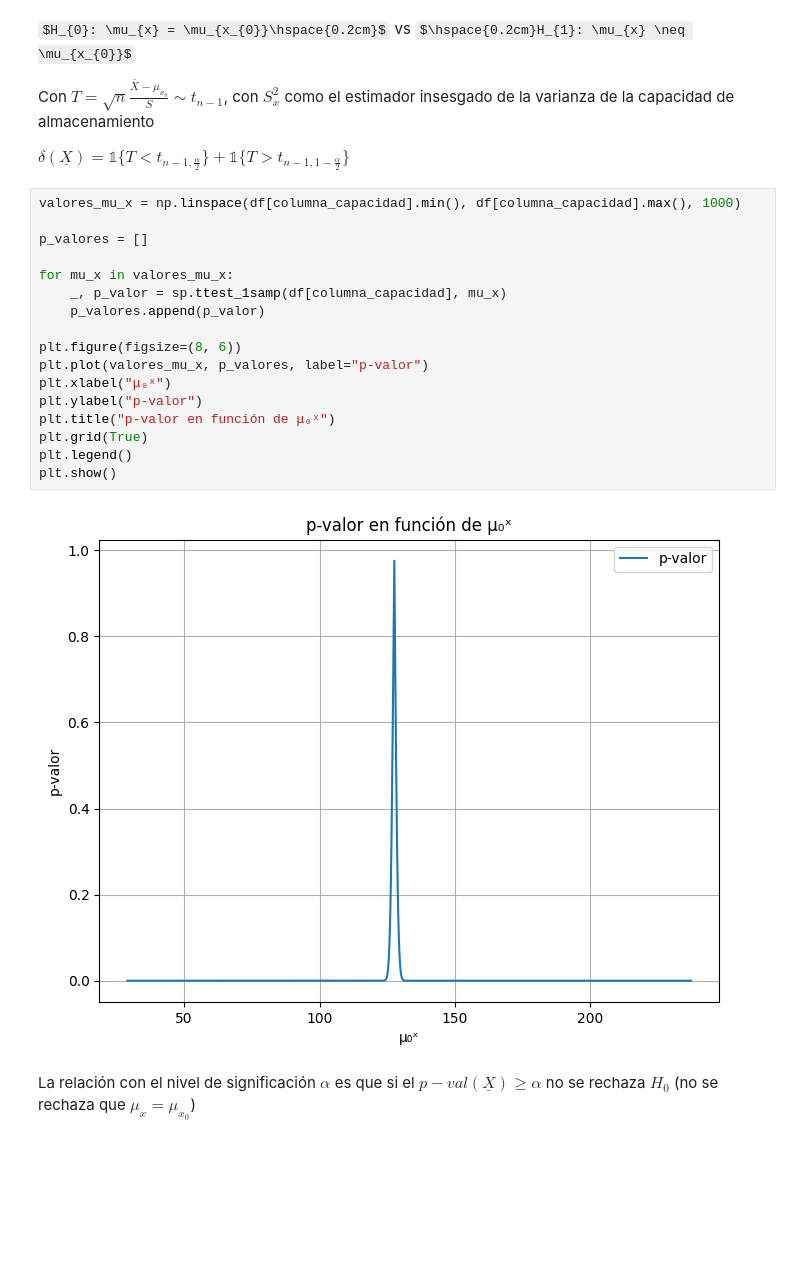
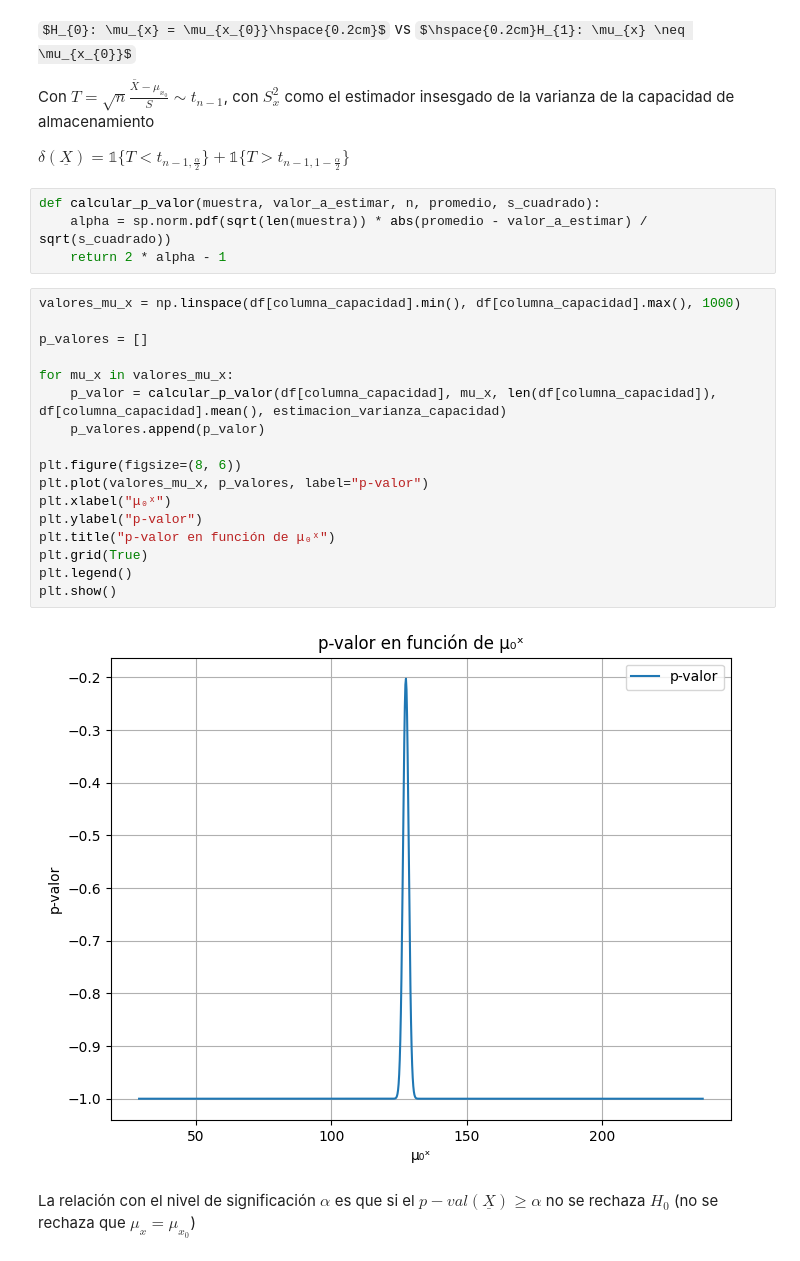
Before and after one commit to Taielmolina01/TP-Proba, a Jupyter notebook: tp.ipynb, the cells around one changed output. Saved outputs shown, nothing was run; the diff lists cells and outputs as text; some formulas as TeX source; blank space fills up the shorter version.

```diff
--- a/tp.ipynb
+++ b/tp.ipynb
@@ -127,25 +129,29 @@ $H_{0}: \mu_{x} = \mu_{x_{0}}\hspace{0.2cm}$ vs $\hspace{0.2cm}H_{1}: \mu_{x} \n
 Con $T = \sqrt{n} \frac{\bar{X} - \mu_{x_{0}}}{S} \sim t_{n-1}$, con $S_{x}^2$ como el estimador insesgado de la varianza de la capacidad de almacenamiento
 
 $\delta(\underline{X}) = \mathbb{1}\{T < t_{n - 1, \frac{\alpha}{2}}\} + \mathbb{1}\{T > t_{n - 1, 1 - \frac{\alpha}{2}}\}$
+# %%
+def calcular_p_valor(muestra, valor_a_estimar, n, promedio, s_cuadrado):
+    alpha = sp.norm.pdf(sqrt(len(muestra)) * abs(promedio - valor_a_estimar) /  sqrt(s_cuadrado))
+    return 2 * alpha - 1
 # %%
 valores_mu_x = np.linspace(df[columna_capacidad].min(), df[columna_capacidad].max(), 1000)
 
 p_valores = []
 
 for mu_x in valores_mu_x:
-    _, p_valor = sp.ttest_1samp(df[columna_capacidad], mu_x)
+    p_valor = calcular_p_valor(df[columna_capacidad], mu_x, len(df[columna_capacidad]), df[columna_capacidad].mean(), estimacion_varianza_capacidad)
     p_valores.append(p_valor)
 
 plt.figure(figsize=(8, 6))
 plt.plot(valores_mu_x, p_valores, label="p-valor")
 plt.xlabel("μ₀ˣ")
 plt.ylabel("p-valor")
 plt.title("p-valor en función de μ₀ˣ")
 plt.grid(True)
 plt.legend()
 plt.show()
 # %% [output]
-[figure, old version]
+[figure, new version]
 # %% [markdown]
 La relación con el nivel de significación $\alpha$ es que si el $p-val(\underline{X}) \geq \alpha$ no se rechaza $H_{0}$ (no se rechaza que $\mu_{x} = \mu_{x_{0}}$)
 # %% [markdown]
```
Also changed, not shown: parts of 4 cells of this notebook.
